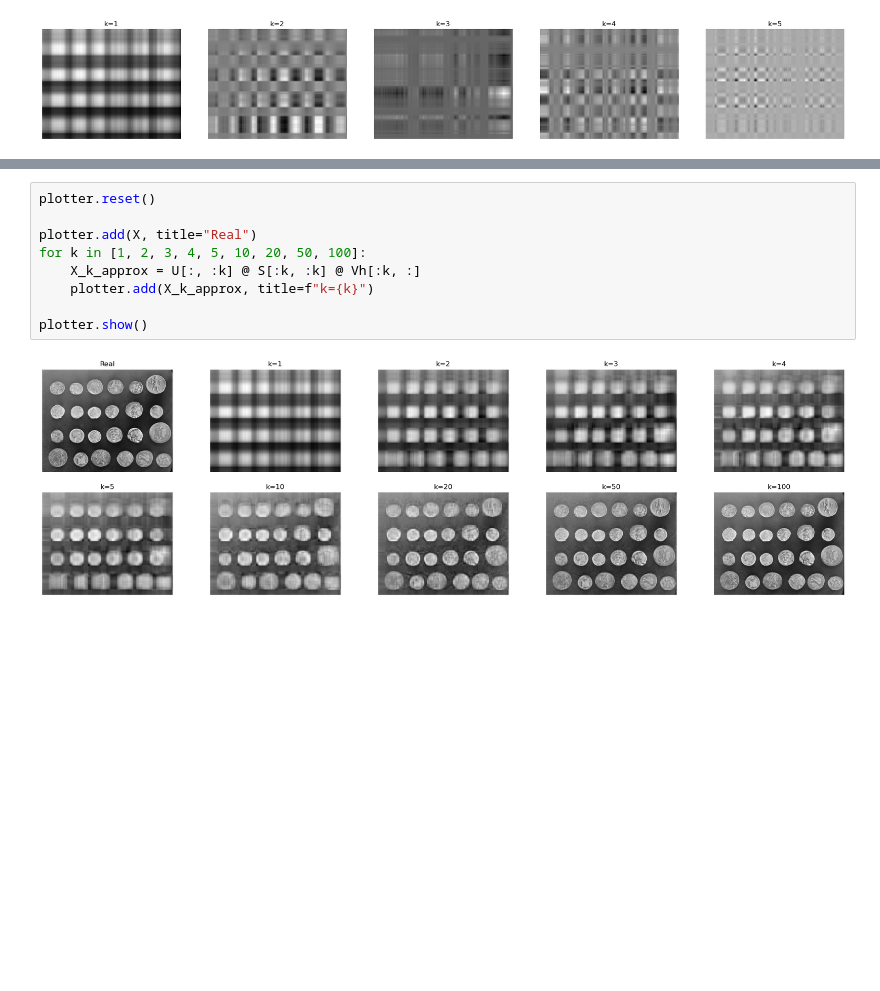
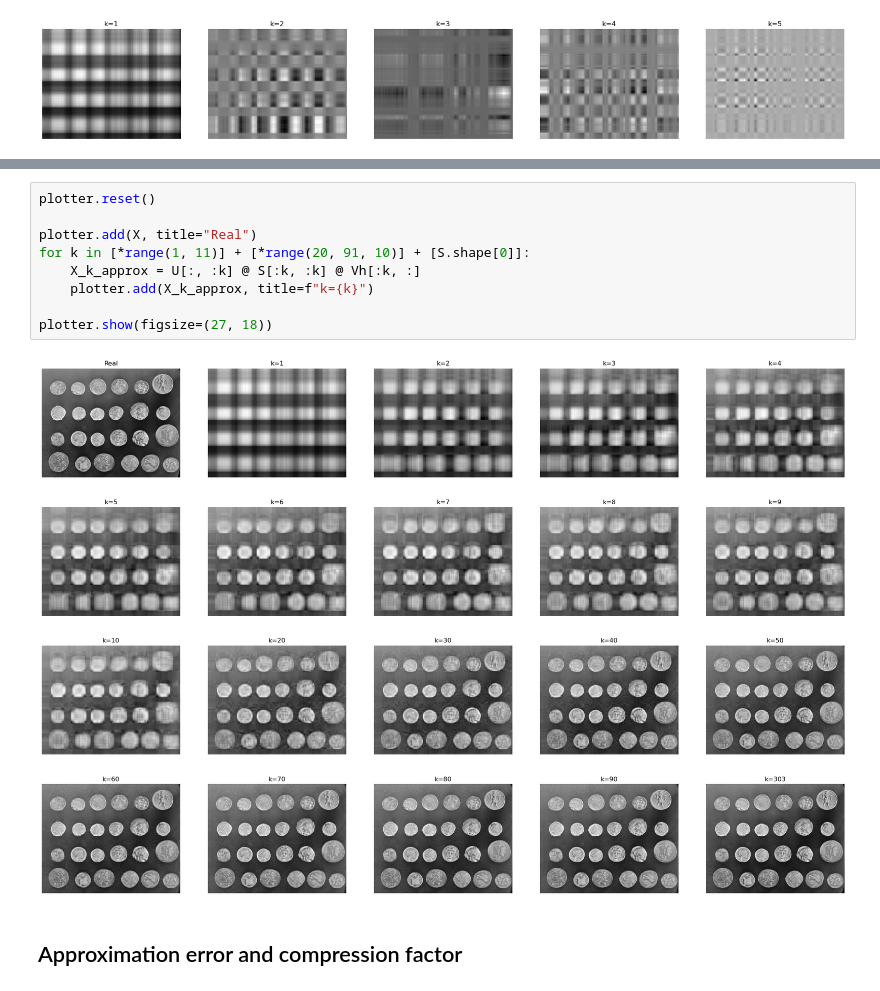
Before and after one commit to NotXia/unibo-smm-homework, a Jupyter notebook: homework2/1_dyad.ipynb, the cells around one changed output, grey strips where cells are left out. Drawn from its saved outputs; the diff is of its cells as text; blank space fills up the shorter version.

```diff
--- a/homework2/1_dyad.ipynb
+++ b/homework2/1_dyad.ipynb
@@ -78,14 +71,16 @@ plt.show()
 # %%
 plotter.reset()
 
 plotter.add(X, title="Real")
-for k in [1, 2, 3, 4, 5, 10, 20, 50, 100]:
+for k in [*range(1, 11)] + [*range(20, 91, 10)] + [S.shape[0]]:
     X_k_approx = U[:, :k] @ S[:k, :k] @ Vh[:k, :]
     plotter.add(X_k_approx, title=f"k={k}")
 
-plotter.show()
+plotter.show(figsize=(27, 18))
 # %% [output]
-[figure, old version]
+[figure, new version]
+# %% [markdown]
+## Approximation error and compression factor
 # %%
 approx_errors = []
 compression_factors = []
```
Also changed, not shown: parts of 9 cells of this notebook, 11 other files.
